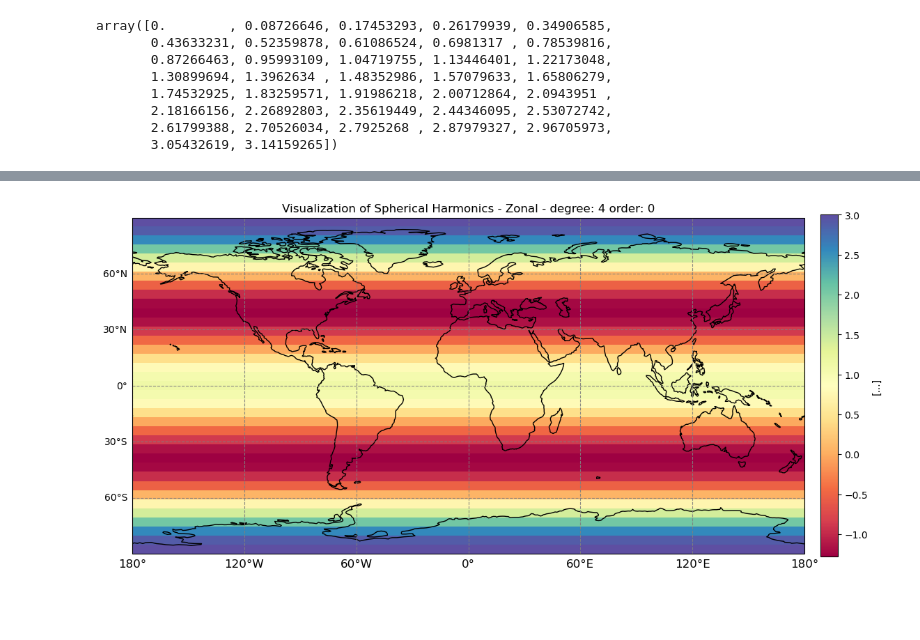
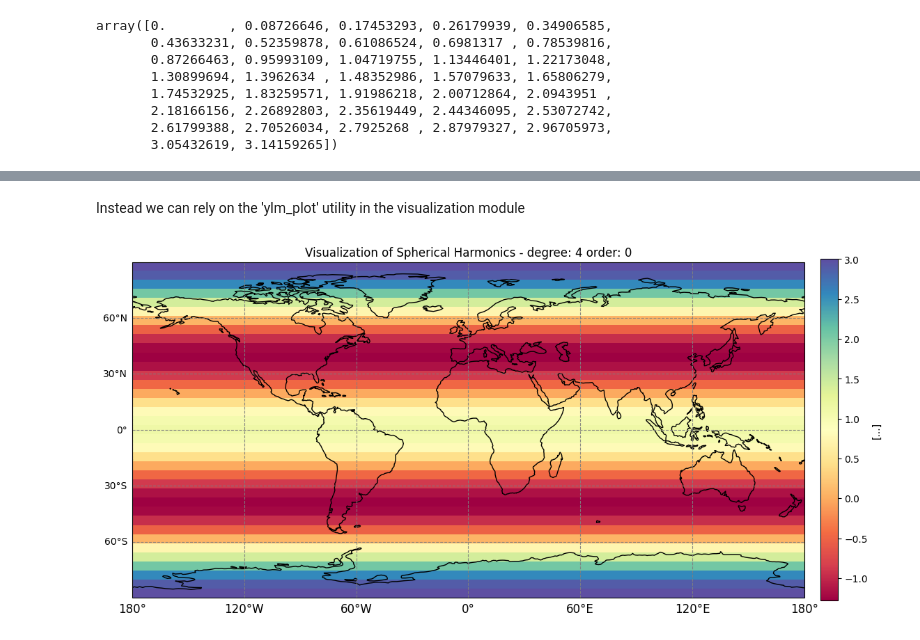
Before and after one commit to GESS-research-group/pyshbundle, a Jupyter notebook: notebooks/intro_spherical_harmonics_with_pyshbundle.ipynb, the cells around one changed output, grey strips where cells are left out. Drawn from its saved outputs; the diff is of its cells as text; code cells hidden in the pictures; blank space fills up the shorter version.

```diff
--- a/notebooks/intro_spherical_harmonics_with_pyshbundle.ipynb
+++ b/notebooks/intro_spherical_harmonics_with_pyshbundle.ipynb
@@ -332,53 +330,15 @@ plt.title(f"Visualization of Spherical Harmonics - degree: {l} order: {m}")
 plt.show()
 # %% [output]
 [figure]
+# %% [markdown]
+Instead we can rely on the 'ylm_plot' utility in the visualization module
 # %%
 # basic plotting of SH coeff on plane - Zonal
-l = 4
-m = 0
+ylmc_40, ylms_40 = ylm(l=4, m=0)
 
-ylmc_40, ylms_40 = surface_spherical_hormonics(l=l, m=m)
-
-fig = plt.figure(figsize=(15, 7.5))
-ax = plt.axes(projection = ccrs.PlateCarree())
-
-lons = np.linspace(-180, 180, 73)
-lats = np.linspace(-90, 90, 37)
-
-x, y = np.meshgrid(lons, lats)
-
-max_level = 2.4
-min_level = -2.4
-step_level = 0.1
-
-if m >= 0 :
-    #plt.contourf(x, y, ylmc_40[:, 0, :], cmap='RdYlBu_r', levels = np.arange(min_level, max_level + step_level, step_level))
-    img_extent = (-180, 180, -90, 90)
-
-    # plot the data
-    im = ax.imshow(ylmc_40[:, 0, :], origin='upper', extent=img_extent, transform=ccrs.PlateCarree(), cmap="Spectral")
-else:
-    plt.contourf(x, y, ylms[:, 0, :], cmap='RdYlBu_r')
-
-
-# setting gridlines
-gl = ax.gridlines(crs = ccrs.PlateCarree(), draw_labels=True, x_inline=False, y_inline=False, color='gray', alpha=0.9, linestyle='--')
-# remove top x label
-gl.top_labels = False
-# change x label styles - font size ad colour
-gl.xlabel_style = {'size':12,}
-# left and right labels
-gl.left_labels = True
-gl.right_labels = False
-# coastlines
-ax.coastlines()
-
-plt.colorbar(im, orientation='vertical', shrink=0.85, pad=0.02,label=f"[...]")
-
-plt.title(f"Visualization of Spherical Harmonics - Zonal - degree: {l} order: {m}")
-plt.show()
+ylm_plot(l=4, m=0)
 # %% [output]
-[figure, old version]
+[figure, new version]
 # %%
 # basic plotting of SH coeff on plane - Teseral
 l = 5
```
Also changed, not shown: parts of 9 cells of this notebook.
